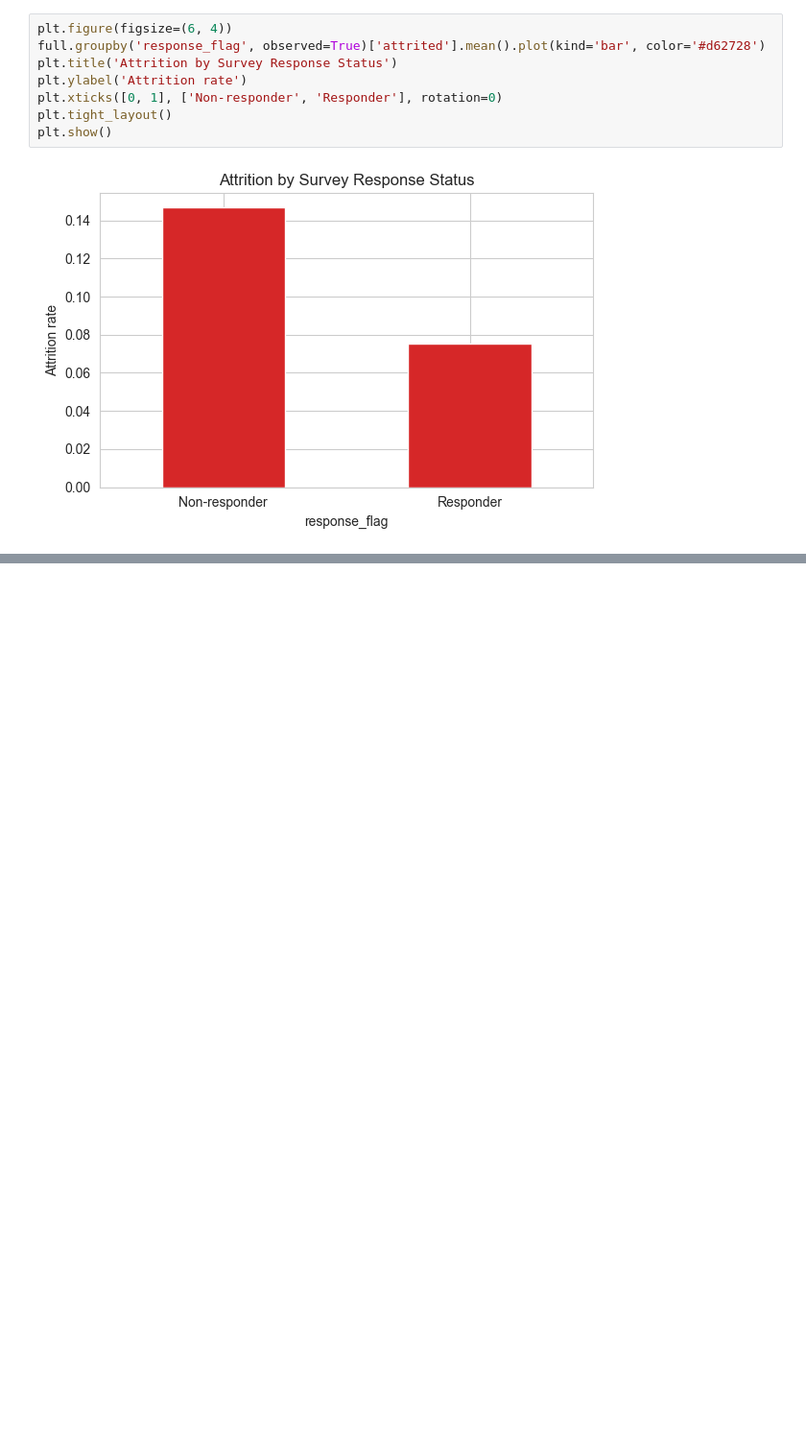
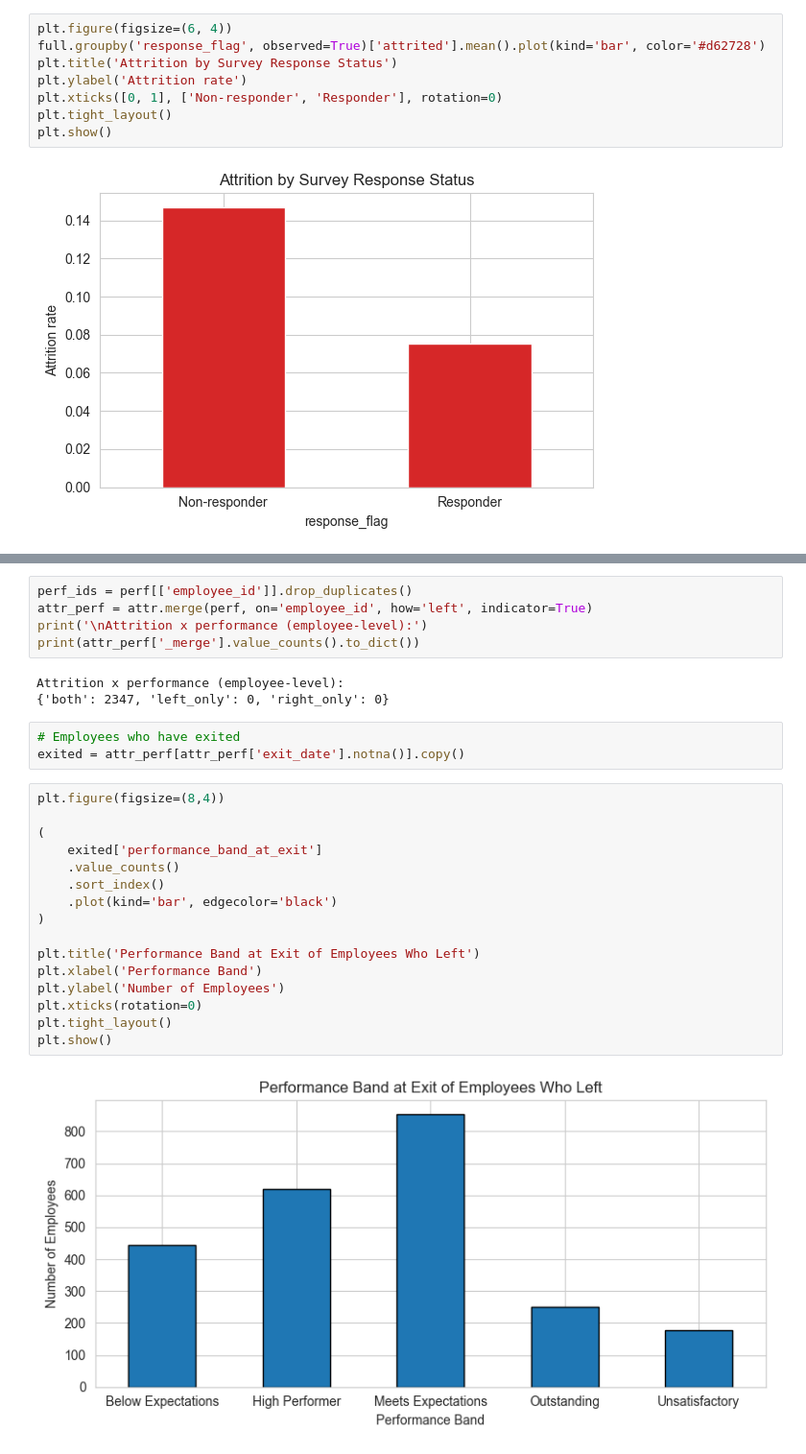
Before and after one commit to devz-002/novacorp_datasets, a Jupyter notebook: EDA.ipynb, the cells around one changed output, grey strips where cells are left out. Shown at 96% size. Drawn from its saved outputs; the diff is of its cells as text; blank space fills up the shorter version.

```diff
--- a/EDA.ipynb
+++ b/EDA.ipynb
@@ -227,0 +292,29 @@ plt.show()
+# %%
+perf_ids = perf[['employee_id']].drop_duplicates()
+attr_perf = attr.merge(perf, on='employee_id', how='left', indicator=True)
+print('\nAttrition x performance (employee-level):')
+print(attr_perf['_merge'].value_counts().to_dict())
+# %% [output]
+Attrition x performance (employee-level):
+{'both': 2347, 'left_only': 0, 'right_only': 0}
+# %%
+# Employees who have exited
+exited = attr_perf[attr_perf['exit_date'].notna()].copy()
+# %%
+plt.figure(figsize=(8,4))
+
+(
+    exited['performance_band_at_exit']
+    .value_counts()
+    .sort_index()
+    .plot(kind='bar', edgecolor='black')
+)
+
+plt.title('Performance Band at Exit of Employees Who Left')
+plt.xlabel('Performance Band')
+plt.ylabel('Number of Employees')
+plt.xticks(rotation=0)
+plt.tight_layout()
+plt.show()
+# %% [output]
+[figure, added]
```
Also changed, not shown: parts of 7 cells of this notebook, 1 other file.
